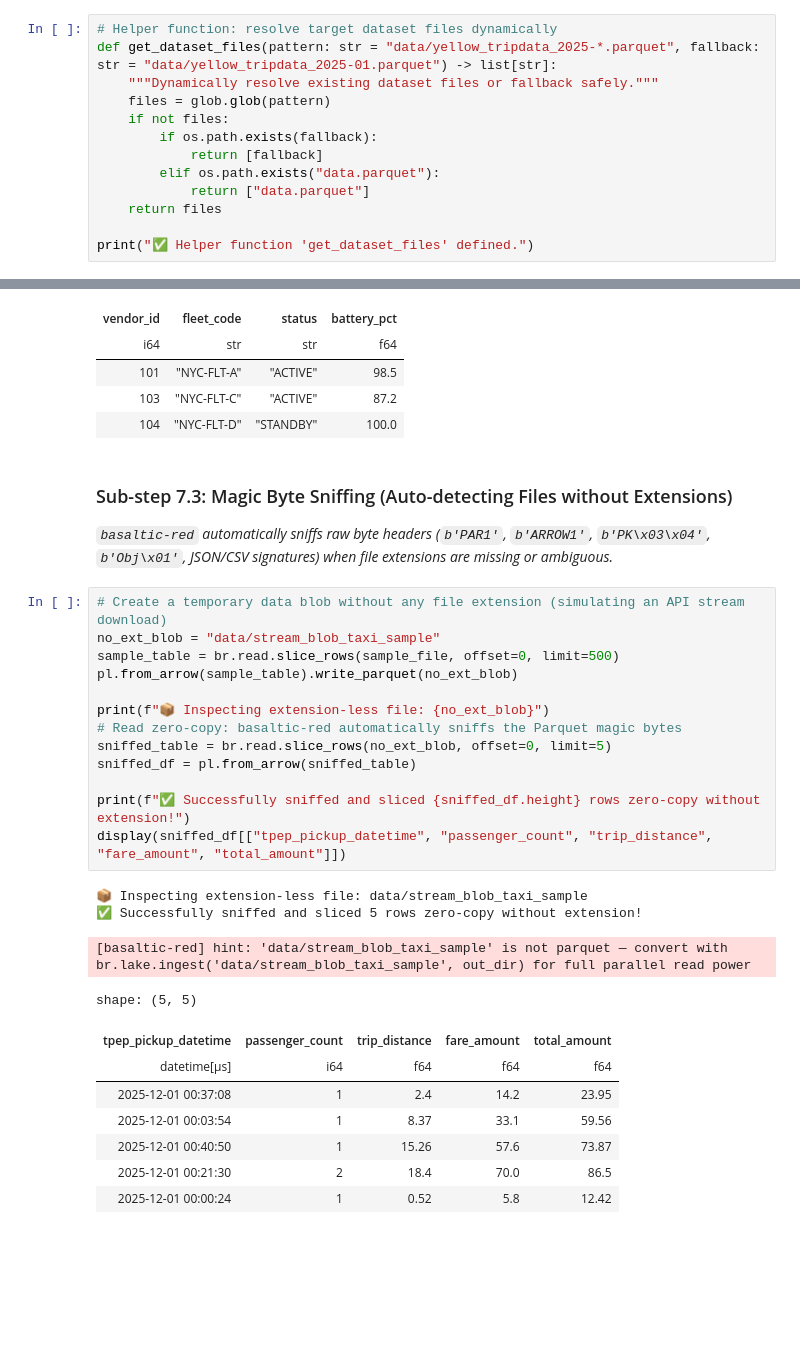
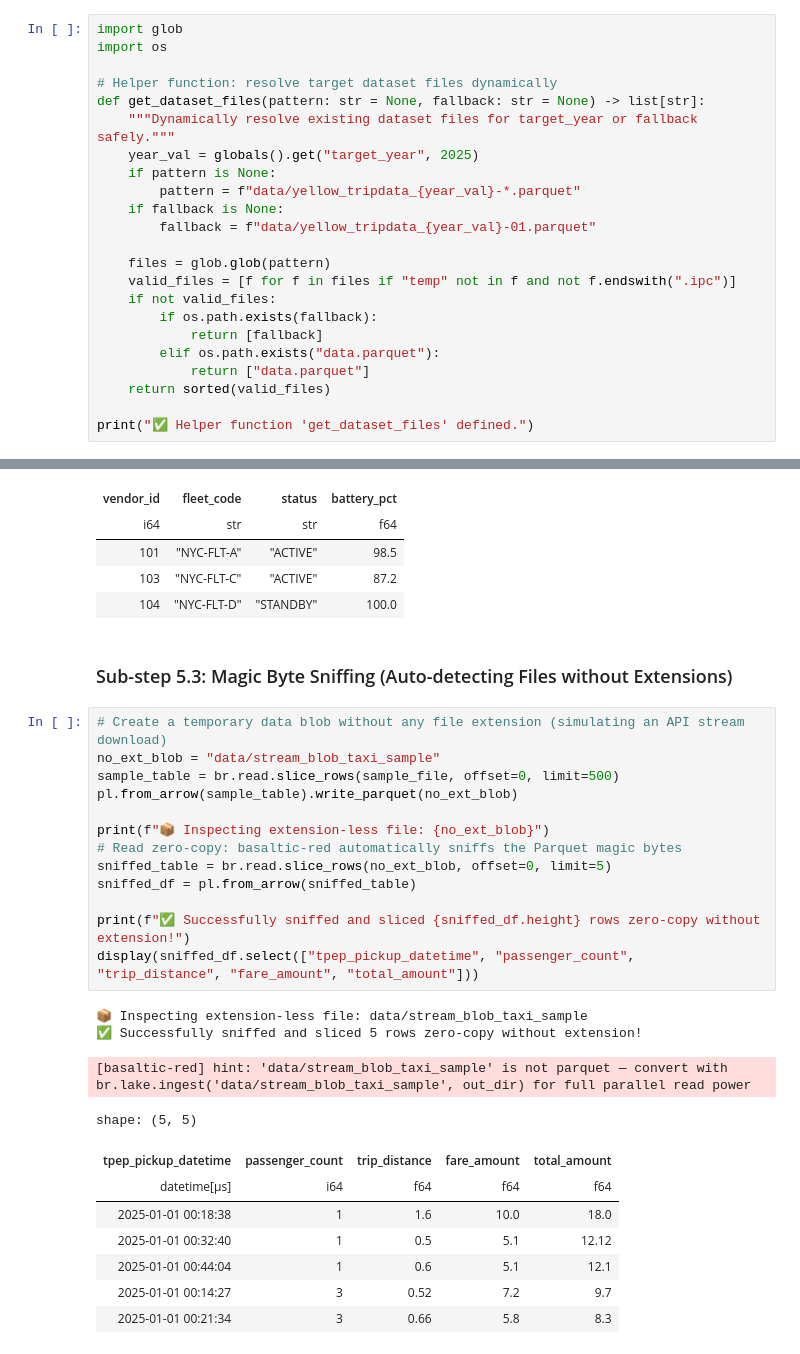
Before and after one commit to VanDung-dev/basaltic-red, a Jupyter notebook: demo.ipynb, the cells around one changed output, grey strips where cells are left out. Cells and saved outputs as stored; diff of their text form; blank space fills up the shorter version.

```diff
--- a/demo.ipynb
+++ b/demo.ipynb
@@ -115,14 +170,24 @@ for month in range(1, 13):
 # %%
+import glob
+import os
+
 # Helper function: resolve target dataset files dynamically
-def get_dataset_files(pattern: str = "data/yellow_tripdata_2025-*.parquet", fallback: str = "data/yellow_tripdata_2025-01.parquet") -> list[str]:
-    """Dynamically resolve existing dataset files or fallback safely."""
+def get_dataset_files(pattern: str = None, fallback: str = None) -> list[str]:
+    """Dynamically resolve existing dataset files for target_year or fallback safely."""
+    year_val = globals().get("target_year", 2025)
+    if pattern is None:
+        pattern = f"data/yellow_tripdata_{year_val}-*.parquet"
+    if fallback is None:
+        fallback = f"data/yellow_tripdata_{year_val}-01.parquet"
+
     files = glob.glob(pattern)
-    if not files:
+    valid_files = [f for f in files if "temp" not in f and not f.endswith(".ipc")]
+    if not valid_files:
         if os.path.exists(fallback):
             return [fallback]
         elif os.path.exists("data.parquet"):
             return ["data.parquet"]
-    return files
+    return sorted(valid_files)
 
 print("✅ Helper function 'get_dataset_files' defined.")
 # %% [output]
@@ -583,32 +668,30 @@ shape: (3, 4)
 | 103 | "NYC-FLT-C" | "ACTIVE" | 87.2 |
 | 104 | "NYC-FLT-D" | "STANDBY" | 100.0 |
 # %% [markdown]
-### Sub-step 7.3: Magic Byte Sniffing (Auto-detecting Files without Extensions)
-
-*`basaltic-red` automatically sniffs raw byte headers (`b'PAR1'`, `b'ARROW1'`, `b'PK\x03\x04'`, `b'Obj\x01'`, JSON/CSV signatures) when file extensions are missing or ambiguous.*
+### Sub-step 5.3: Magic Byte Sniffing (Auto-detecting Files without Extensions)
 # %%
 # Create a temporary data blob without any file extension (simulating an API stream download)
 no_ext_blob = "data/stream_blob_taxi_sample"
 sample_table = br.read.slice_rows(sample_file, offset=0, limit=500)
 pl.from_arrow(sample_table).write_parquet(no_ext_blob)
 
 print(f"📦 Inspecting extension-less file: {no_ext_blob}")
 # Read zero-copy: basaltic-red automatically sniffs the Parquet magic bytes
 sniffed_table = br.read.slice_rows(no_ext_blob, offset=0, limit=5)
 sniffed_df = pl.from_arrow(sniffed_table)
 
 print(f"✅ Successfully sniffed and sliced {sniffed_df.height} rows zero-copy without extension!")
-display(sniffed_df[["tpep_pickup_datetime", "passenger_count", "trip_distance", "fare_amount", "total_amount"]])
+display(sniffed_df.select(["tpep_pickup_datetime", "passenger_count", "trip_distance", "fare_amount", "total_amount"]))
 # %% [output]
 📦 Inspecting extension-less file: data/stream_blob_taxi_sample
 ✅ Successfully sniffed and sliced 5 rows zero-copy without extension!
 [basaltic-red] hint: 'data/stream_blob_taxi_sample' is not parquet — convert with br.lake.ingest('data/stream_blob_taxi_sample', out_dir) for full parallel read power
 shape: (5, 5)
 | tpep_pickup_datetime | passenger_count | trip_distance | fare_amount | total_amount |
 | datetime[μs] | i64 | f64 | f64 | f64 |
-| 2025-12-01 00:37:08 | 1 | 2.4 | 14.2 | 23.95 |
-| 2025-12-01 00:03:54 | 1 | 8.37 | 33.1 | 59.56 |
-| 2025-12-01 00:40:50 | 1 | 15.26 | 57.6 | 73.87 |
-| 2025-12-01 00:21:30 | 2 | 18.4 | 70.0 | 86.5 |
-| 2025-12-01 00:00:24 | 1 | 0.52 | 5.8 | 12.42 |
+| 2025-01-01 00:18:38 | 1 | 1.6 | 10.0 | 18.0 |
+| 2025-01-01 00:32:40 | 1 | 0.5 | 5.1 | 12.12 |
+| 2025-01-01 00:44:04 | 1 | 0.6 | 5.1 | 12.1 |
+| 2025-01-01 00:14:27 | 3 | 0.52 | 7.2 | 9.7 |
+| 2025-01-01 00:21:34 | 3 | 0.66 | 5.8 | 8.3 |
 # %% [markdown]
```
Also changed, not shown: parts of 50 cells of this notebook.
